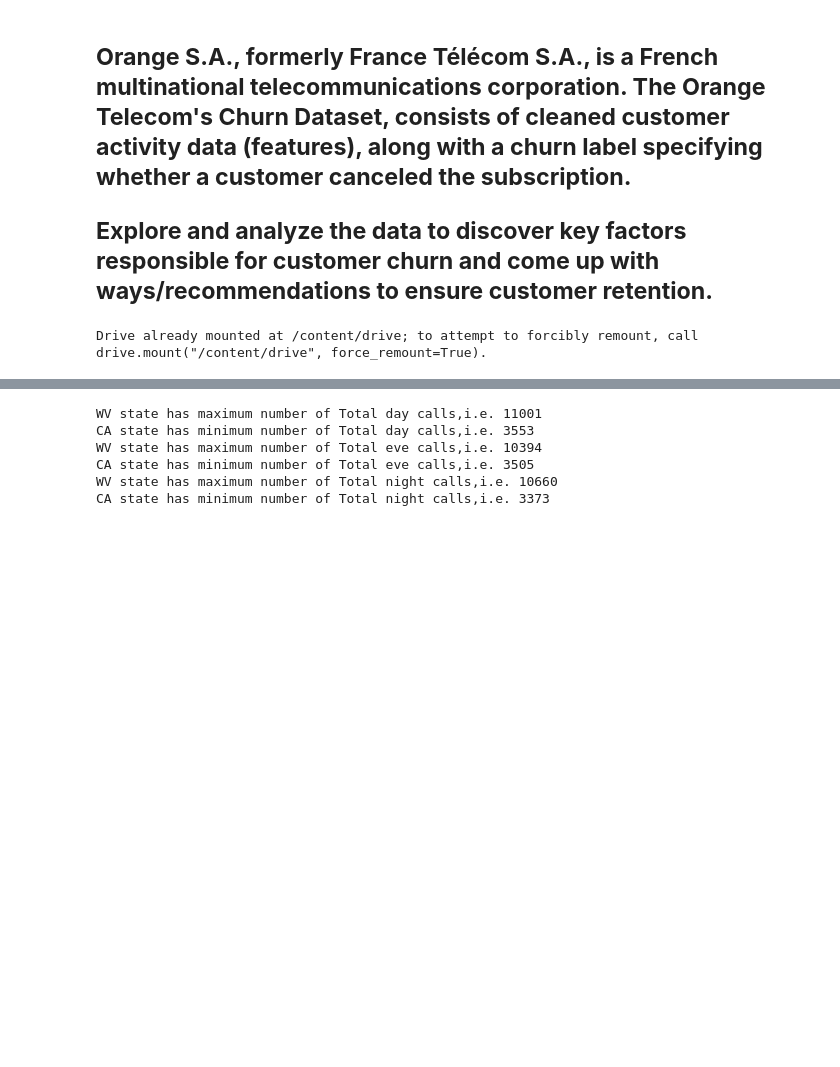
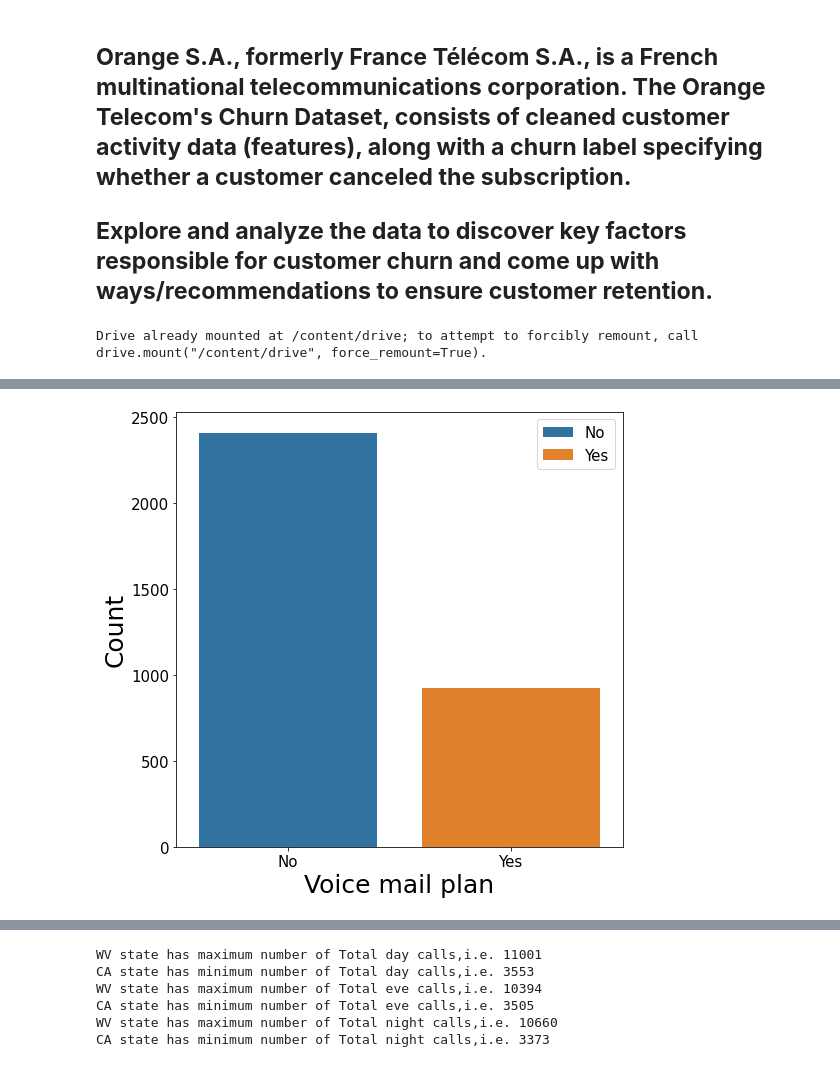
Before and after one commit to parasgupta1995/Almabetter-Capstone-project, a Jupyter notebook: Telecom_Churn_Analysis_Capstone_Project.ipynb, the cells around one changed output, grey strips where cells are left out. Drawn from its saved outputs; the diff is of its cells as text; code cells hidden in the pictures; blank space fills up the shorter version.

```diff
--- a/Telecom_Churn_Analysis_Capstone_Project.ipynb
+++ b/Telecom_Churn_Analysis_Capstone_Project.ipynb
@@ -41,0 +54,14 @@ Number_of_calls_dataframe=df.loc[:,['State', 'Account length', 'International pl
+# %%
+#People with no international plan and still making international calls can be potential customer for International plan
+
+no_intl_plan_making_intlcalls=Number_of_calls_dataframe.groupby(by='Voice mail plan')['State'].count().reset_index()
+plt.figure(figsize=(8,8))
+sns.barplot(x='Voice mail plan',y='State',data=no_intl_plan_making_intlcalls,hue='Voice mail plan',dodge=False)
+plt.xlabel("Voice mail plan",size=25)
+plt.xticks(size=15)
+plt.ylabel("Count",size=25)
+plt.yticks(size=15)
+plt.legend(fontsize=15)
+plt.savefig("Voice mail plan.png")
+files.download("Voice mail plan.png")
+# %% [output]
@@ -42,3 +70,4 @@ Number_of_calls_dataframe=df.loc[:,['State', 'Account length', 'International pl
+[figure, added]
 # %%
 #People with no international plan and still making international calls can be potential customer for International plan
 
```
Also changed, not shown: parts of 25 cells of this notebook.
